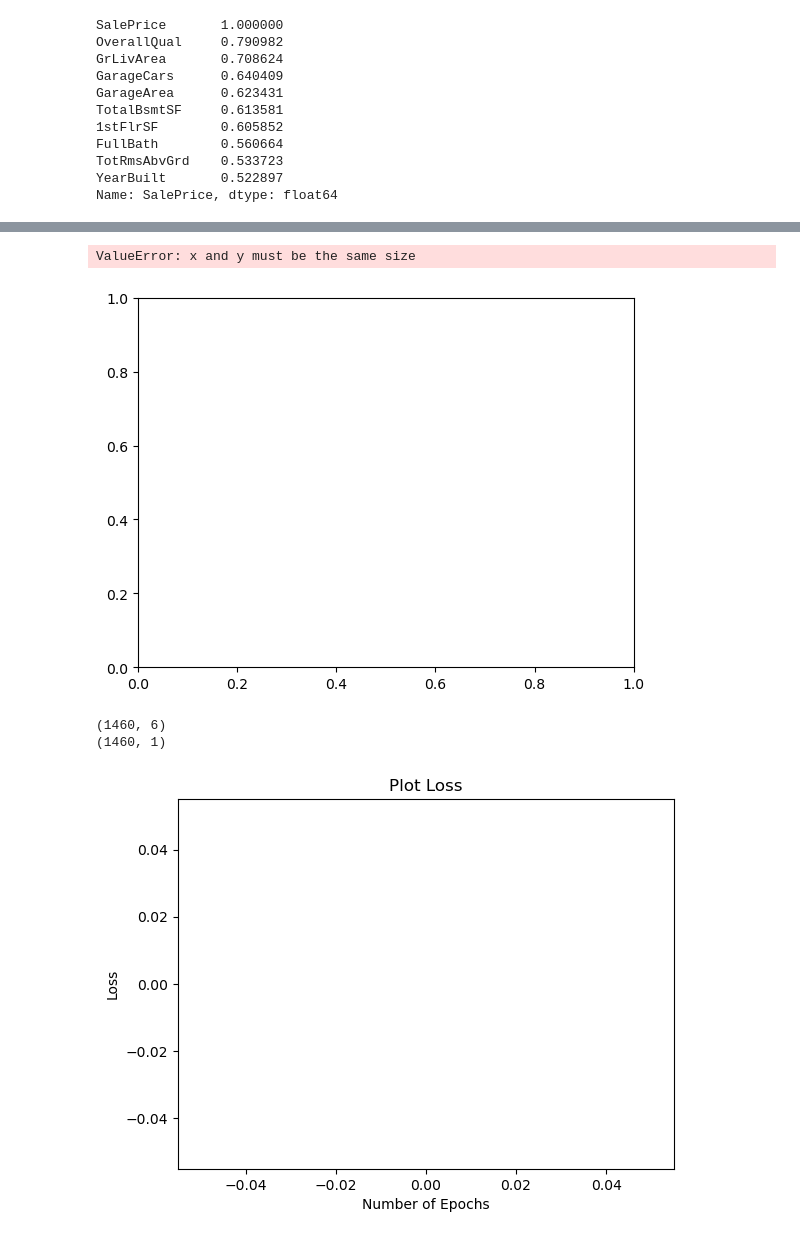
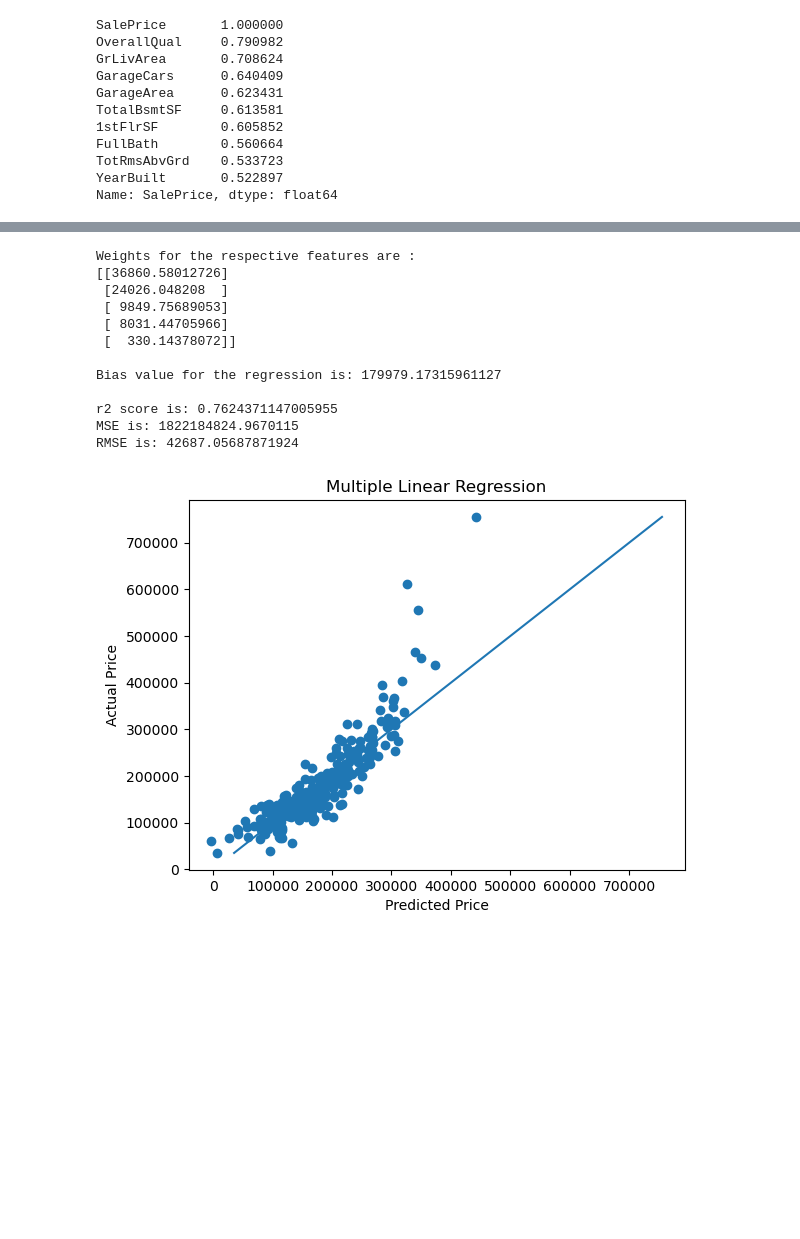
Before and after one commit to bsilver3/DataScience2, a Jupyter notebook: Predict/NumericOutput.ipynb, the cells around one changed output, grey strips where cells are left out. Saved outputs shown, nothing was run; the diff lists cells and outputs as text; code cells hidden in the pictures; blank space fills up the shorter version.

```diff
--- a/Predict/NumericOutput.ipynb
+++ b/Predict/NumericOutput.ipynb
@@ -398,6 +444,8 @@ y_data = train[["SalePrice"]].values.reshape(-1, 1)
 
 scaler = StandardScaler()
 x_scaled = scaler.fit_transform(x_data)
+
+x_train, x_test, y_train, y_test = train_test_split(x_scaled, y_data, test_size=0.2, random_state=42)
 # %%
 class Linear_Regression():
 
@@ -442,3 +490,9 @@ class Linear_Regression():
 
         print('Bias value for the regression is:', self.b)
         print()
+
+    def return_weights(self):
+        return(self.w)
+
+    def return_bias(self):
+        return(self.b)
@@ -458,30 +498,0 @@ Bias value for the regression is: 180921.19589041048
-# %%
-plt.scatter(x_scaled, y_data)
-plt.xlabel('X Values')
-plt.ylabel('SalePrice')
-plt.title('Linear Regression')
-
-plt.plot(x_scaled, model.w * x_scaled + model.b)
-plt.show()
-# %% [output]
-ValueError: x and y must be the same size
-[figure, removed]
-# %%
-X = train[['LotArea', 'OverallQual', 'GrLivArea', 'GarageCars', 'GarageArea', 'FullBath']]
-y = train[["SalePrice"]]
-
-X = np.asarray(X.values.tolist())
-y = np.asarray(y.values.tolist())
-
-print(X.shape)
-print(y.shape)
-y = y.reshape(len(y),1)
-for i in range(X.shape[1]-2):
-  X[:,i] = (X[:,i] - int(np.mean(X[:,i])))/np.std(X[:,i])
-
-y = (y - int(np.mean(y)))/np.std(y)
-
-X = np.concatenate((X,np.ones((1460,1))), axis = 1)
-# %% [output]
-(1460, 6)
-(1460, 1)
@@ -502,2 +498,0 @@ def split_data(X,y,test_size=0.2,random_state=0):
-# %%
-X_train, y_train, X_test, y_test = split_data(x_data,y_data)
@@ -564,7 +499,31 @@ class multipleLinearRegression():
-# %%
-model = multipleLinearRegression()
-W_trained, train_loss, num_epochs = model.train(X_train, y_train, epochs=200, alpha=0.0001)
-test_pred, test_loss = model.test(X_test, y_test, W_trained)
-model.plotLoss(train_loss, num_epochs)
-# %% [output]
-[figure, removed]
+# %%
+model = Linear_Regression(learning_rate=0.02, no_of_itr=7000)
+model.fit(x_train, y_train)
+model.print_weights()
+weights = model.return_weights()
+bias = model.return_bias()
+print("r2 score is:", r2_score(y_test, model.predict(x_test)))
+print("MSE is:", mean_squared_error(y_test, model.predict(x_test)))
+print("RMSE is:", mean_squared_error(y_test, model.predict(x_test), squared=False))
+
+plt.scatter(model.predict(x_test), y_test)
+plt.xlabel('Predicted Price')
+plt.ylabel('Actual Price')
+plt.title('Multiple Linear Regression')
+plt.plot([y_test.min(), y_test.max()], [y_test.min(), y_test.max()])
+
+plt.show()
+# %% [output]
+Weights for the respective features are :
+[[36860.58012726]
+ [24026.048208  ]
+ [ 9849.75689053]
+ [ 8031.44705966]
+ [  330.14378072]]
+
+Bias value for the regression is: 179979.17315961127
+
+r2 score is: 0.7624371147005955
+MSE is: 1822184824.9670115
+RMSE is: 42687.05687871924
+[figure, added]
```
Also changed, not shown: parts of 14 cells of this notebook.
